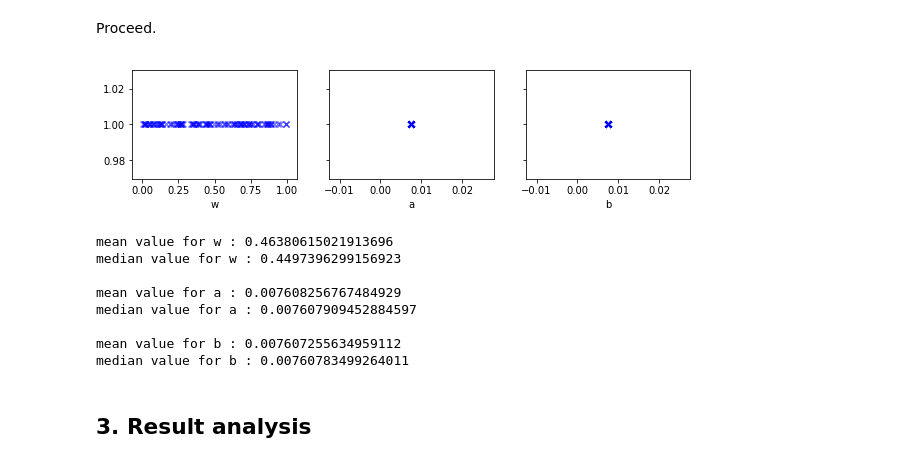
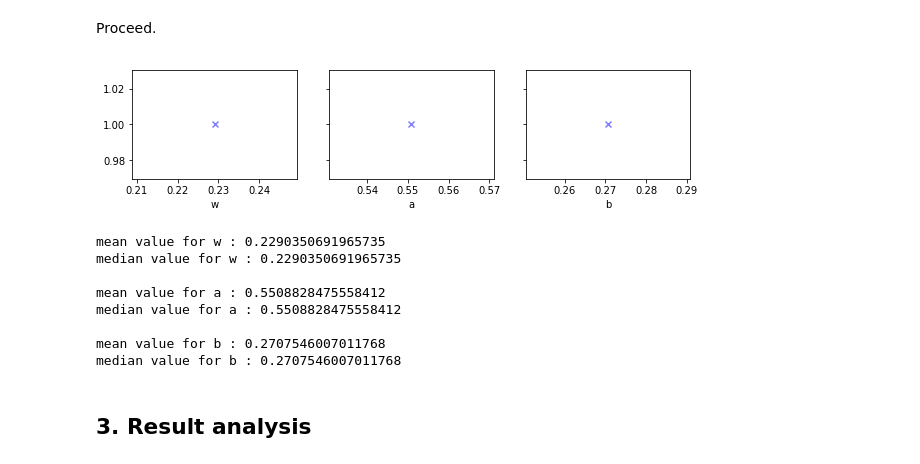
Before and after one commit to yokaiAG/Stage2019, a Jupyter notebook: Code/Newman_sampleTest.ipynb, the cells around one changed output. Drawn from its saved outputs; the diff is of its cells as text; code cells hidden in the pictures.

```diff
--- a/Code/Newman_sampleTest.ipynb
+++ b/Code/Newman_sampleTest.ipynb
@@ -53,15 +53,17 @@ for line in open(trace_path):
     # if retweet
     if rtid != -1:
 
-        # update N[.,uid]
-        for user in users.difference({uid}):
-            N[uid, user] += 1
+#         # update N[.,uid]
+#         for user in users.difference({uid}):
+#             N[uid, user] += 1
 
         # if retweetd user known update E[rtu,uid]
         if rtid in Author:
             rtu = Author[rtid]
             if rtu != uid: # no self-edges
-                E[uid, rtu] += 1
+                E[rtu,uid] = min(E[rtu,uid]+1, 16)
+
+N = { e:16 for e in node_pairs}
 # %% [markdown]
 Reduce the scale of N and E to avoid floats problems.
 # %%
@@ -72,13 +74,13 @@ def scaling(x, I1, I2):
     return ((b-a)*x + a*B - A*b) / (B-A)
 
 I1 = (min(E.values()), max(N.values()))
-I2 = (0,1)
+I2 = (2,4)
 for e in N:
     N[e] = scaling(N[e], I1, I2)
     E[e] = scaling(E[e], I1, I2)
 
 # # old scaling
-# scaling_factor = min(E.values())
+# scaling_factor = min(E.values()) + 1
 # for e in N:
 #     N[e] /= scaling_factor
 #     E[e] /= scaling_factor
@@ -91,11 +93,13 @@ min E, max N =  0.0 , 1.0
 # %% [markdown]
 Choose nb of repetitions and max iterations.
 # %%
-repetitions = 100
+repetitions = 1
 max_iter = 1000
 # %% [markdown]
 Proceed.
 # %%
+verbose = False
+
 # at each repetition we save the values of w, a and b
 results = {'w':list(), 'a':list(), 'b':list()}
 
@@ -108,6 +112,9 @@ for k in range(repetitions):
         w = random.random()
         a = random.random()
         b = random.random()
+        if verbose:
+            print("init values ", w, a, b)
+            print()
 
         # iter
         for l in range(max_iter):
@@ -116,7 +123,7 @@ for k in range(repetitions):
 
             # compute Qij
             Q = dict()
-            for (i,j) in N:
+            for (i,j) in node_pairs:
                 Q[i,j] = w * a**E[i,j] * (1-a)**(N[i,j]-E[i,j])
                 Q[i,j] /= w * a**E[i,j] * (1-a)**(N[i,j]-E[i,j]) + (1-w) * b**E[i,j] * (1-b)**(N[i,j]-E[i,j])
 
@@ -124,56 +131,61 @@ for k in range(repetitions):
             w = sum(Q.values()) / (n*(n-1))
             numerator_a, numerator_b = 0, 0
             denominator_a, denominator_b = 0, 0
-            for (i,j) in N:
+            for (i,j) in node_pairs:
                 numerator_a += Q[i,j] * E[i,j]
                 numerator_b += (1-Q[i,j]) * E[i,j]
                 denominator_a += Q[i,j] * N[i,j]
                 denominator_b += (1-Q[i,j]) * N[i,j]
             a = numerator_a / denominator_a
             b = numerator_b / denominator_b
+            if verbose:
+                print(w,a,b)
+                print()
 
             # break if no sufficient evolution
-            if np.all(np.abs([a-old_a, b-old_b, w-old_w]) < 0.001):
+            if np.all(np.abs([a-old_a, b-old_b, w-old_w]) < 0.0001):
+                if verbose:
+                    print(np.abs([a-old_a, b-old_b, w-old_w]))
                 break
 
         # add results to results dict
         results['w'].append(w)
         results['a'].append(a)
         results['b'].append(b)
 
-    except:
+    except e:
         continue
 
 
 # plot the results and compute mean,med
 mean = dict()
 med = dict()
 plt.rcParams["figure.figsize"] = [10,2]
 fig, ax = plt.subplots(1, 3, sharey=True)
 for i,(key,values) in enumerate(results.items()):
     values = sorted(values)
     mean[key] = np.mean(values)
     med[key] = np.median(values)
     ax[i].scatter(values, [1]*len(values), marker='x', alpha=.5, linewidths=.01, color='blue', label=key)
     ax[i].set_xlabel(key)
 
 plt.show()
 plt.close()
 
 # print most probable
 for key in results:
     print("mean value for {} : {}".format(key, mean[key]))
     print("median value for {} : {}".format(key, med[key]))
     print()
 # %% [output]
-[figure, old version]
+[figure, new version]
-mean value for w : 0.46380615021913696
-median value for w : 0.4497396299156923
+mean value for w : 0.2290350691965735
+median value for w : 0.2290350691965735
 
-mean value for a : 0.007608256767484929
-median value for a : 0.007607909452884597
+mean value for a : 0.5508828475558412
+median value for a : 0.5508828475558412
 
-mean value for b : 0.007607255634959112
-median value for b : 0.00760783499264011
+mean value for b : 0.2707546007011768
+median value for b : 0.2707546007011768
 # %% [markdown]
 ## 3. Result analysis
```
Also changed, not shown: parts of 27 cells of this notebook, 3 other files.
